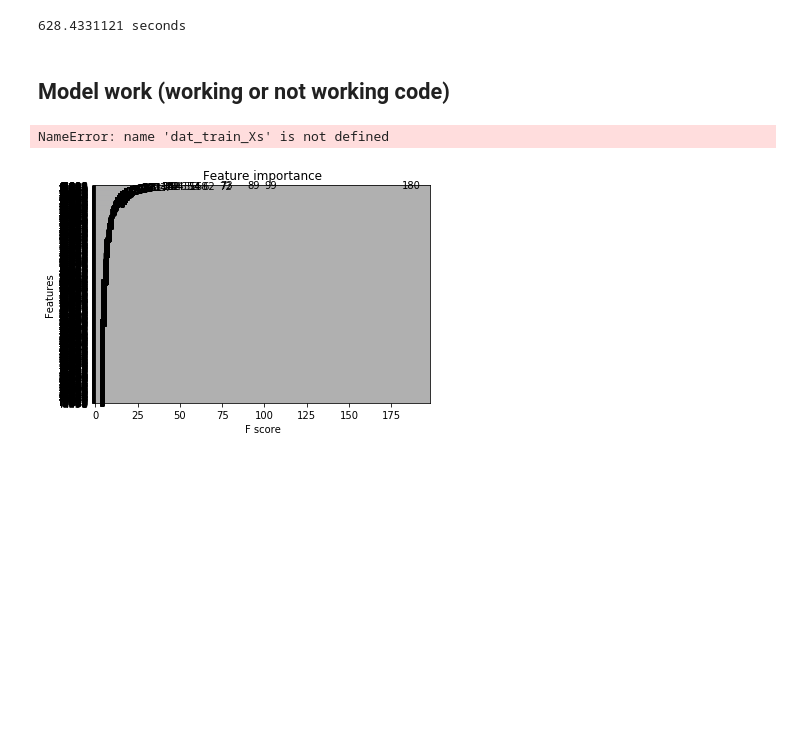
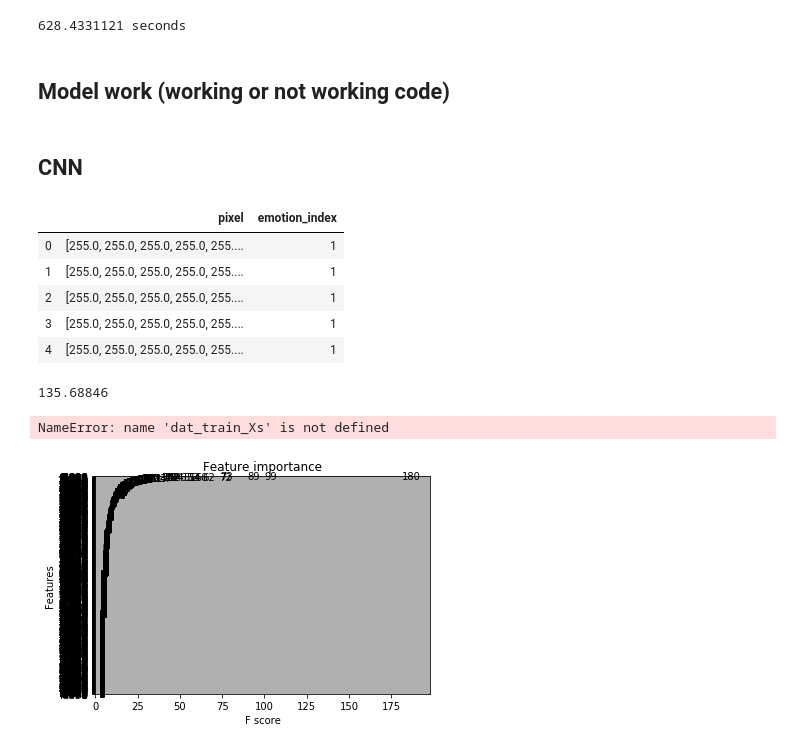
Before and after one commit to ftmhghpnh/fall2019-proj3-sec2--group6, a Jupyter notebook: doc/ADS_proj3_sl_2rd_commit.ipynb, the cells around one changed output. Saved outputs shown, nothing was run; the diff lists cells and outputs as text; code cells hidden in the pictures; blank space fills up the shorter version.

```diff
--- a/doc/ADS_proj3_sl_2rd_commit.ipynb
+++ b/doc/ADS_proj3_sl_2rd_commit.ipynb
@@ -316,6 +407,28 @@ def array_loop_files_pixels(path_images,file_full_name_list):
 #             list_distance = [j for i in list_distance_1 for j in i]
 #             nested_list.append(list_distance)
     return nested_list
+# %%
+def array_loop_files_pixels_cut(path_images,file_full_name_list):
+    nested_list = []
+    for img in file_full_name_list:
+        for filename in find_files(path_images, img):
+            img_gray = cv2.imread(filename, 0)
+            img_croped = facial_detection(img_gray)
+            pixels_img = numpy_pixels(img_croped)
+            nested_list.append(pixels_img)
+
+
+
+#             list_distance_1 = [distances(*combo) for combo in combinations(list_of_coords,2)]
+#             list_distance = [j for i in list_distance_1 for j in i]
+#             nested_list.append(list_distance)
+    return nested_list
+# %%
+def df_pixels_files_cut(path,label):
+    list_int_file = list_file_folder_int(path)
+    label_sub = label[label['Index'].isin(list_int_file)]
+    #file_full_name_list = file_list(list_file_folder_int(path))
+    return pd.DataFrame({'pixel':array_loop_files_pixels_cut(path,file_list(list_int_file)),'emotion_index':list(label_sub['emotion_idx'])})
 # %%
 def df_pixels_files(path,label):
     list_int_file = list_file_folder_int(path)
@@ -341,0 +465,5 @@ path_train_data = "C:/Users/BurningBamboo/Desktop/ADS_proj3/train_set_shu/train_
+# %%
+start_time = time.clock()
+df_train_pixels_cut = df_pixels_files_cut(path_train_data,label)
+print (time.clock() - start_time, "seconds")
+#df_train_pixels_cut.to_csv('df_pixel_train_cut.csv')
@@ -358,2 +491,7 @@ df_test_pixels.to_csv('df_pixel_test.csv')
 # %% [markdown]
 ## Model work (working or not working code)
+# %% [markdown]
+## CNN
+# %%
+df_train = df_train_pixels_cut
+df_test = df_test_pixels_cut
@@ -359,0 +515,13 @@ df_test_pixels.to_csv('df_pixel_test.csv')
+# %%
+df_train.head()
+# %% [output]
+|  | pixel | emotion_index |
+| 0 | [255.0, 255.0, 255.0, 255.0, 255.... | 1 |
+| 1 | [255.0, 255.0, 255.0, 255.0, 255.... | 1 |
+| 2 | [255.0, 255.0, 255.0, 255.0, 255.... | 1 |
+| 3 | [255.0, 255.0, 255.0, 255.0, 255.... | 1 |
+| 4 | [255.0, 255.0, 255.0, 255.0, 255.... | 1 |
+# %%
+np.mean(df_train['pixel'][0],axis = 0)
+# %% [output]
+135.68846
```
Also changed, not shown: parts of 33 cells of this notebook.
